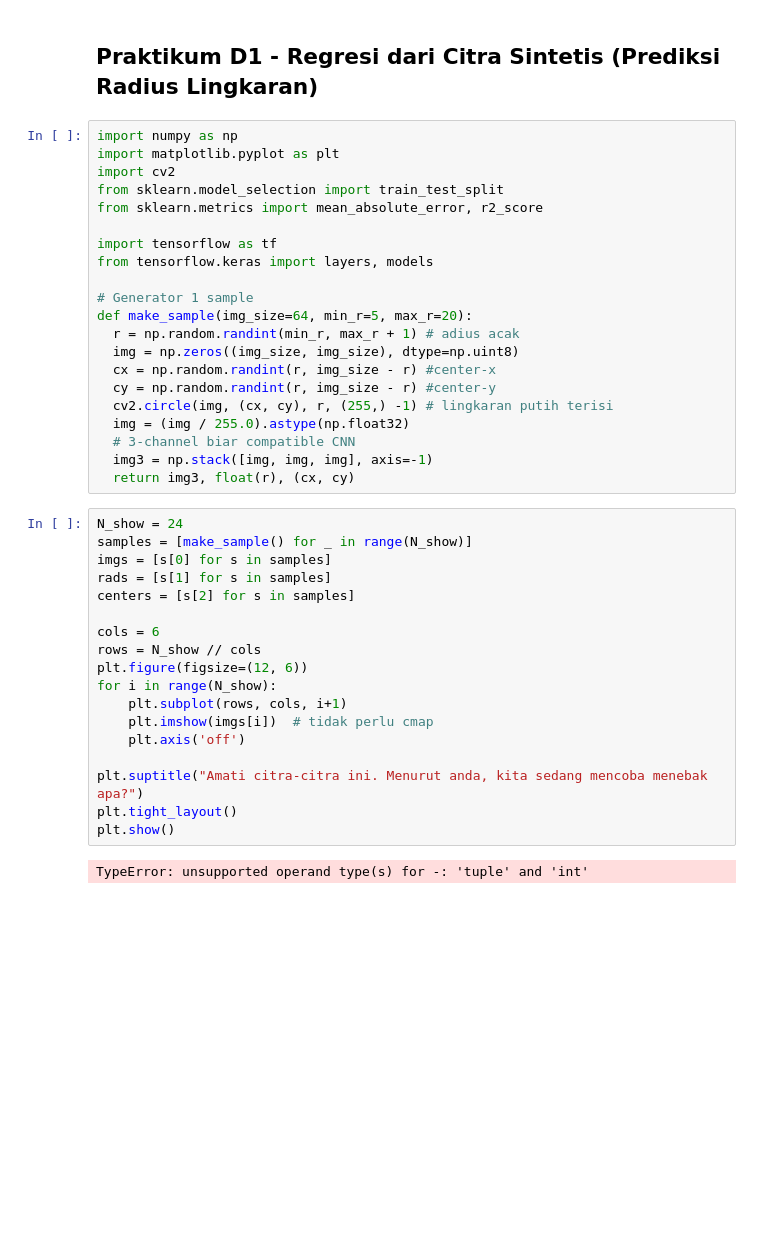
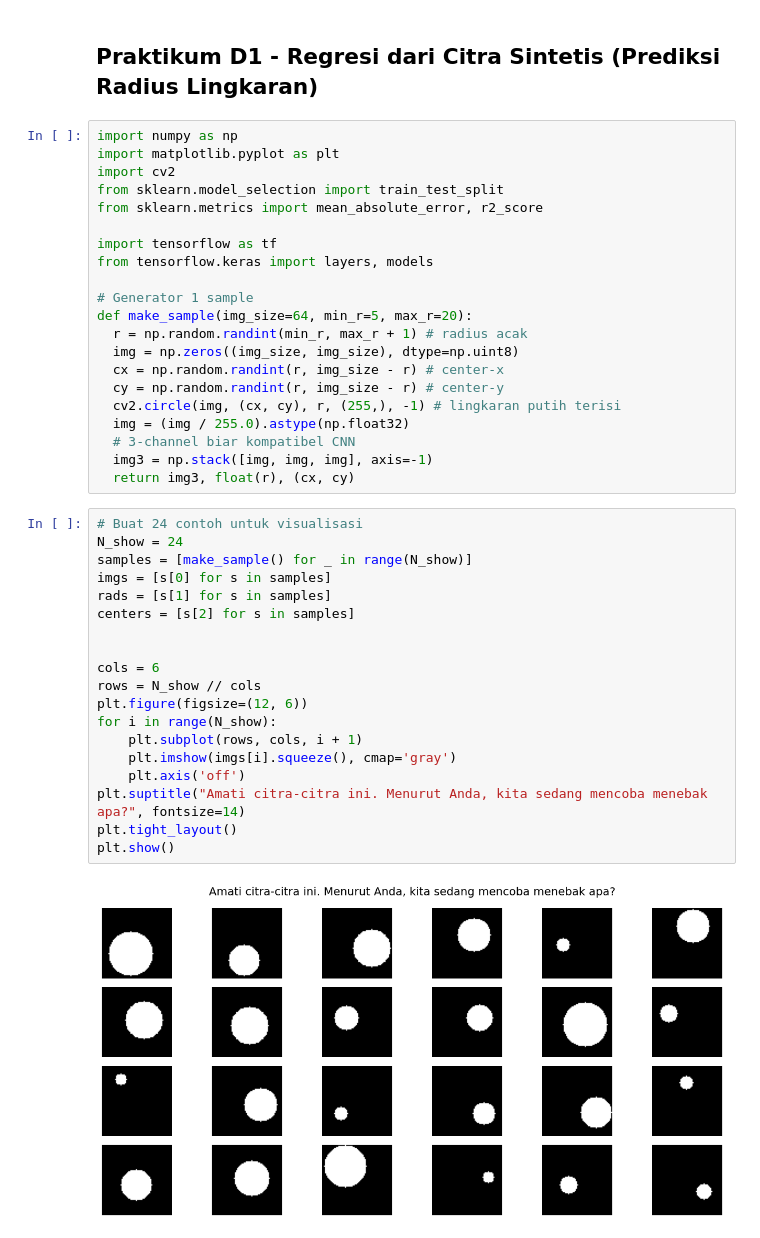
Before and after one commit to luzyi0/2025-Vision_Computer_TI2B, a Jupyter notebook: PRAKTIKUM04.ipynb, the cells around one changed output. Cells and saved outputs as stored; diff of their text form; blank space fills up the shorter version.

```diff
--- a/PRAKTIKUM04.ipynb
+++ b/PRAKTIKUM04.ipynb
@@ -16,32 +16,33 @@ from tensorflow.keras import layers, models
 
 # Generator 1 sample
 def make_sample(img_size=64, min_r=5, max_r=20):
-  r = np.random.randint(min_r, max_r + 1) # adius acak
+  r = np.random.randint(min_r, max_r + 1) # radius acak
   img = np.zeros((img_size, img_size), dtype=np.uint8)
-  cx = np.random.randint(r, img_size - r) #center-x
-  cy = np.random.randint(r, img_size - r) #center-y
-  cv2.circle(img, (cx, cy), r, (255,) -1) # lingkaran putih terisi
+  cx = np.random.randint(r, img_size - r) # center-x
+  cy = np.random.randint(r, img_size - r) # center-y
+  cv2.circle(img, (cx, cy), r, (255,), -1) # lingkaran putih terisi
   img = (img / 255.0).astype(np.float32)
-  # 3-channel biar compatible CNN
+  # 3-channel biar kompatibel CNN
   img3 = np.stack([img, img, img], axis=-1)
   return img3, float(r), (cx, cy)
 # %%
+# Buat 24 contoh untuk visualisasi
 N_show = 24
 samples = [make_sample() for _ in range(N_show)]
 imgs = [s[0] for s in samples]
 rads = [s[1] for s in samples]
 centers = [s[2] for s in samples]
 
+
 cols = 6
 rows = N_show // cols
 plt.figure(figsize=(12, 6))
 for i in range(N_show):
-    plt.subplot(rows, cols, i+1)
-    plt.imshow(imgs[i])  # tidak perlu cmap
+    plt.subplot(rows, cols, i + 1)
+    plt.imshow(imgs[i].squeeze(), cmap='gray')
     plt.axis('off')
-
-plt.suptitle("Amati citra-citra ini. Menurut anda, kita sedang mencoba menebak apa?")
+plt.suptitle("Amati citra-citra ini. Menurut Anda, kita sedang mencoba menebak apa?", fontsize=14)
 plt.tight_layout()
 plt.show()
 # %% [output]
-TypeError: unsupported operand type(s) for -: 'tuple' and 'int'
+[figure, added]
```
Also changed, not shown: parts of 11 cells of this notebook.
